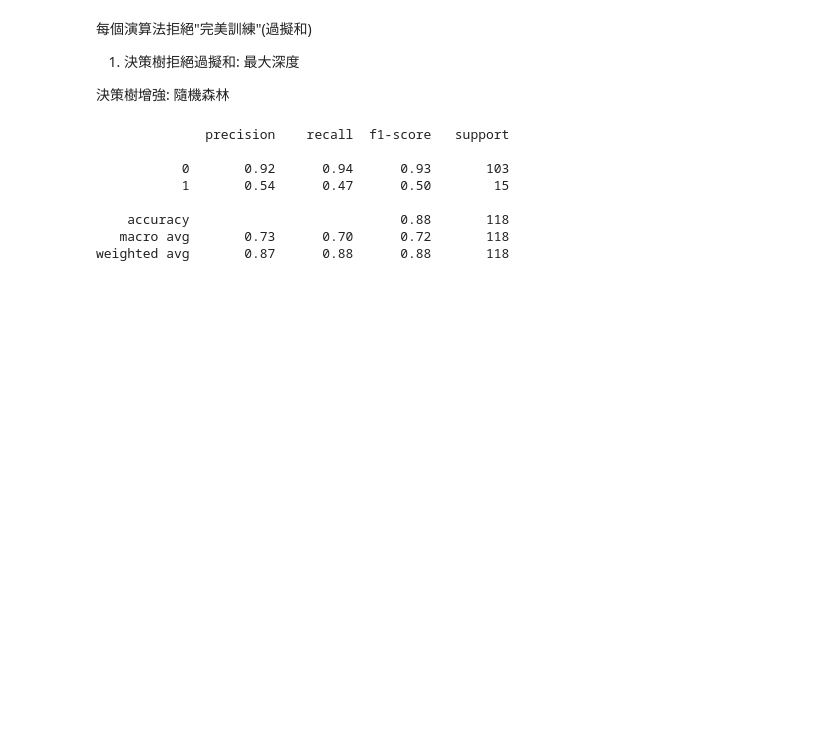
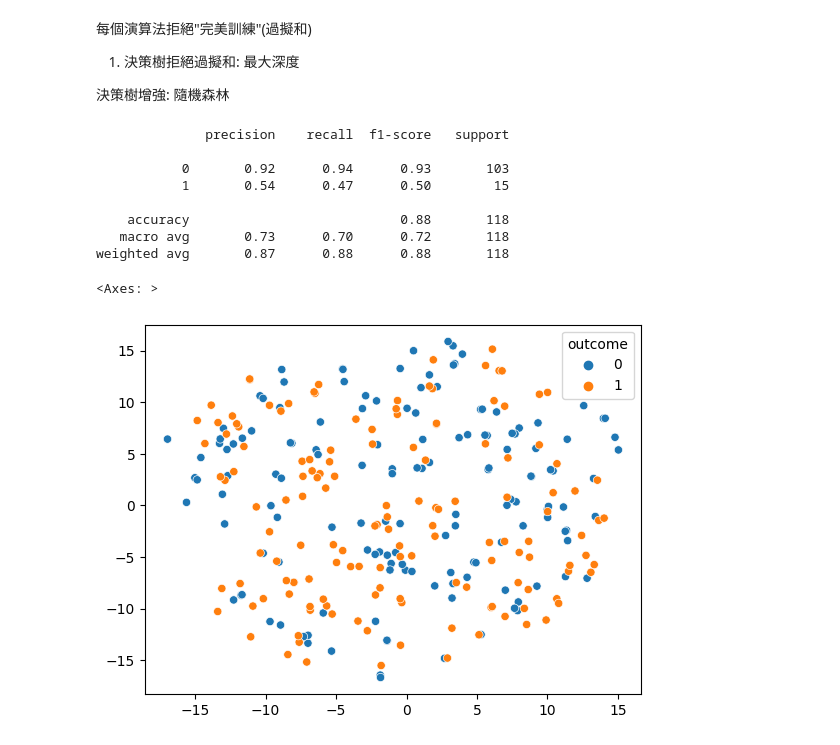
Before and after one commit to Elwing-Chou/kmuml, a Jupyter notebook: kmu早上0107.ipynb, the cells around one changed output. Saved outputs shown, nothing was run; the diff lists cells and outputs as text; code cells hidden in the pictures; blank space fills up the shorter version.

```diff
--- a/kmu早上0107.ipynb
+++ b/kmu早上0107.ipynb
@@ -286,0 +292,6 @@ weighted avg       0.87      0.88      0.88       118
+# %%
+# 如果你要做數據削弱
+from imblearn.under_sampling import RandomUnderSampler
+# 隨機丟棄牆的那邊
+oversample = RandomUnderSampler(sampling_strategy='majority')
+x_u, y_u = oversample.fit_resample(x_train, y_train)
@@ -286,0 +300,11 @@ weighted avg       0.87      0.88      0.88       118
+# %%
+scaler = MinMaxScaler()
+x_scale = scaler.fit_transform(x_u)
+tsne = TSNE(n_components=2)
+x_tsne = tsne.fit_transform(x_scale)
+x_axis = x_tsne[:, 0]
+y_axis = x_tsne[:, 1]
+sns.scatterplot(x=x_axis, y=y_axis, hue=y_u)
+# %% [output]
+<Axes: >
+[figure, added]
```
Also changed, not shown: parts of 4 cells of this notebook.
